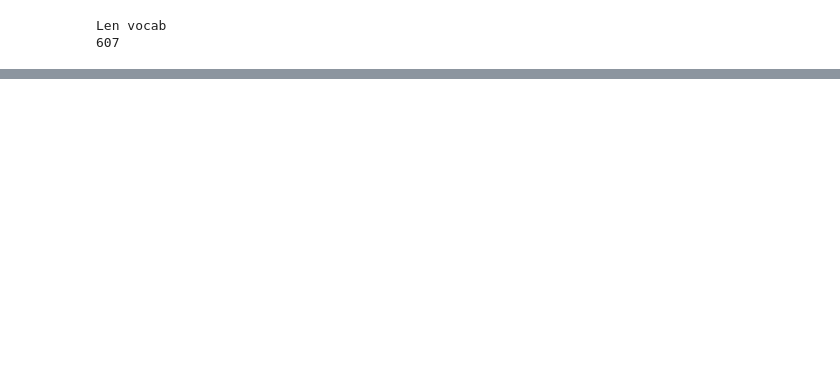
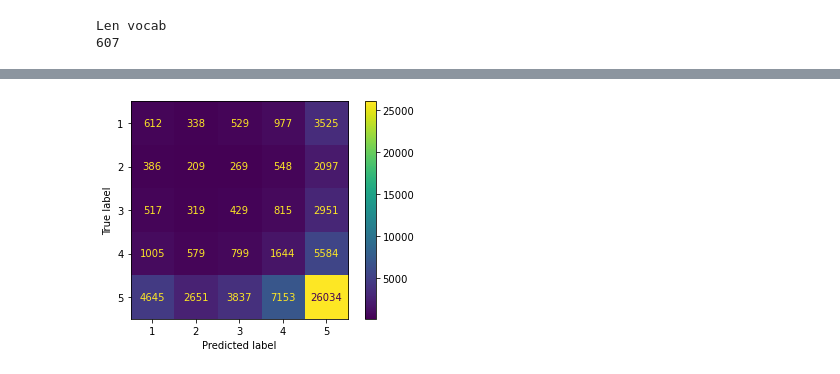
Before and after one commit to nbso13/comparing_embeddings, a Jupyter notebook: LSA_for_counts_and_tf_idf.ipynb, the cells around one changed output, grey strips where cells are left out. Saved outputs shown, nothing was run; the diff lists cells and outputs as text; code cells hidden in the pictures; blank space fills up the shorter version.

```diff
--- a/LSA_for_counts_and_tf_idf.ipynb
+++ b/LSA_for_counts_and_tf_idf.ipynb
@@ -82,15 +82,26 @@ def show_accuracy(test_labels, preds_rounded):
     testing_labels_arr = np.array(test_labels)
     correct = sum((testing_labels_arr == preds_rounded))
     acc = correct/len(testing_labels_arr)
-    print("Accuracy: " + str(acc))
-    np.random.shuffle(testing_labels_arr)
-    correct_random = sum((testing_labels_arr == preds_rounded))
-    print("Random Accuracy: " + str(correct_random/len(testing_labels_arr)))
     return acc
 
 def root_mean_sq_error(preds, test_labels):
     rmse = mean_squared_error(test_labels, preds, squared=False)
     return rmse
+
+def metrics(preds, test_labels, verbose_flag):
+    acc = show_accuracy(test_labs, predictions_rounded)
+    cm = confusion_matrix(test_labs, predictions_rounded)
+    disp = ConfusionMatrixDisplay(cm, display_labels = cm_labels)
+    precision = precision_score(test_labs, predictions_rounded, average = 'weighted')
+    recall = recall_score(test_labs, predictions_rounded, average = 'weighted')
+    rmse = root_mean_sq_error(predictions, test_labs)
+    if verbose_flag:
+        print("accuracy: " + str(acc))
+        print("root mean squared error: " + str(rmse))
+        print('Recall2: %.3f' % recall)
+        print('Precision2: %.3f' % precision)
+        print("\n")
+    return(acc, rmse, precision, recall, disp)
 # %%
 # count vectorize
 vectorizer = CountVectorizer(stop_words=stop_words, ngram_range=(1, 1), max_df=0.99, min_df=0.01)
@@ -178,0 +215,63 @@ np.sum(np.diag(cm))
+# %%
+# random frequency guesses
+
+#MAKE RANDOM SHUFFLE OF GUESSES AT TRAINING FREQUENCY
+
+
+frequencies = [0,0,0,0,0]
+for i in labels:
+    frequencies[i-1]+=1
+print(frequencies)
+guess_num = review_num - training_ind-2
+
+for i in range(len(frequencies)):
+    frequencies[i] = frequencies[i]/training_ind
+
+guesses = np.zeros([1, guess_num])
+randos = np.random.rand(1, guess_num)
+randos = randos[0]
+guesses = guesses[0]
+delimeters = [frequencies[0], frequencies[0]+frequencies[1], frequencies[0]+frequencies[1]+frequencies[2], frequencies[0]+frequencies[1]+frequencies[2]+ frequencies[3], sum(frequencies)]
+for i in range(len(randos)):
+    if (randos[i] <= delimeters[0]):
+        guesses[i] = 1
+    elif (delimeters[0] < randos[i] <= delimeters[1]):
+        guesses[i] = 2
+    elif (delimeters[1] < randos[i] <= delimeters[2]):
+        guesses[i] = 3
+    elif (delimeters[2] < randos[i] <= delimeters[3]):
+        guesses[i] = 4
+    elif (delimeters[3] < randos[i] <= delimeters[4]):
+        guesses[i] = 5
+    else:
+        print("ERROR")
+
+np.random.shuffle(guesses)
+acc = show_accuracy(test_labs, guesses)
+cm = confusion_matrix(test_labs, guesses)
+disp = ConfusionMatrixDisplay(cm, display_labels = cm_labels)
+precision = precision_score(test_labs, guesses, average = 'weighted')
+print('Precision2: %.3f' % np.mean(precision))
+recall = recall_score(test_labs, guesses, average = 'weighted')
+print('Recall2: %.3f' % np.mean(recall))
+rmse = root_mean_sq_error(guesses, test_labs)
+print("root mean squared error: " + str(rmse))
+print("\n")
+plt.figure
+disp.plot()
+
+for i in range(len(guesses)):
+    guesses[i] = 5
+acc = show_accuracy(test_labs, guesses)
+cm = confusion_matrix(test_labs, guesses)
+disp = ConfusionMatrixDisplay(cm, display_labels = cm_labels)
+precision = precision_score(test_labs, guesses, average = 'weighted')
+print('Precision2: %.3f' % precision)
+recall = recall_score(test_labs, guesses, average = 'weighted')
+print('Recall2: %.3f' % recall)
+rmse = root_mean_sq_error(guesses, test_labs)
+print("root mean squared error: " + str(rmse))
+print("\n")
+plt.figure
+disp.plot()
+# %% [output]
@@ -178,0 +290 @@ np.sum(np.diag(cm))
+[figure, added]
```
Also changed, not shown: parts of 5 cells of this notebook.
